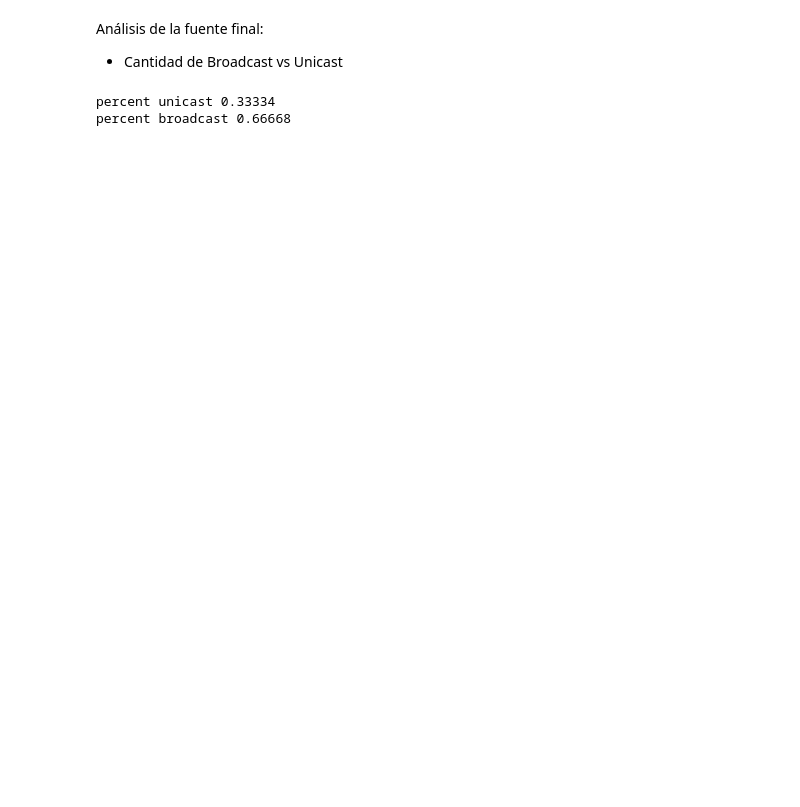
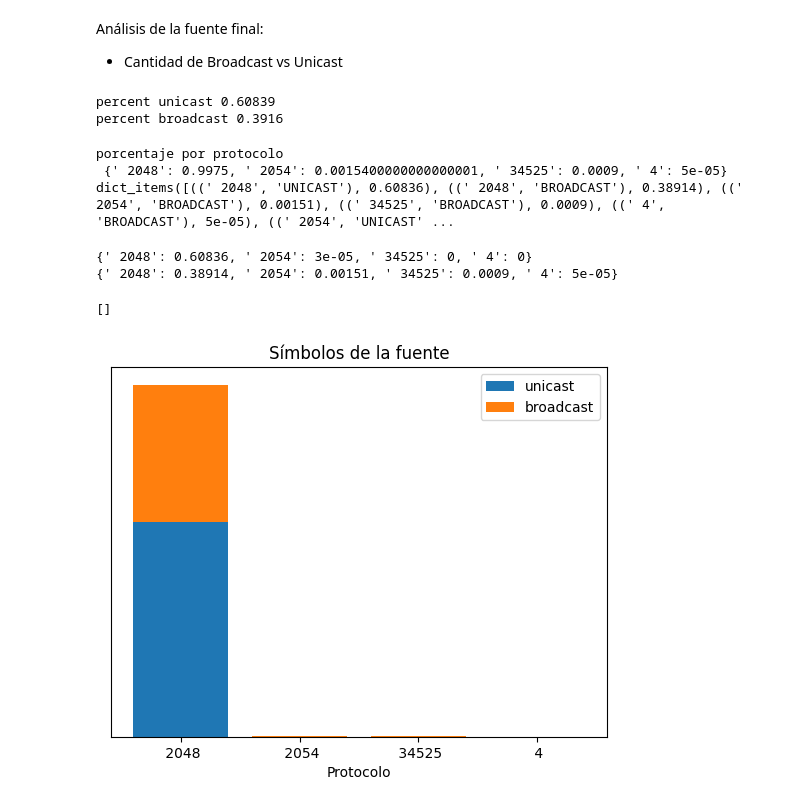
Before and after one commit to paulitapb/TP1_redes, a Jupyter notebook: analisis_paquetes.ipynb, the cells around one changed output. Saved outputs shown, nothing was run; the diff lists cells and outputs as text; code cells hidden in the pictures; blank space fills up the shorter version.

```diff
--- a/analisis_paquetes.ipynb
+++ b/analisis_paquetes.ipynb
@@ -23,9 +23,55 @@ plt.show()
 Análisis de la fuente final:
  - Cantidad de Broadcast vs Unicast
 # %%
-unicast_broadcast_symbol, protocol, percent_unicast, percent_broadcast = utils.show_source()
+unicast_broadcast_symbol, protocol, percent_unicast, percent_broadcast , symbol_proba= utils.show_source()
 print("percent unicast", percent_unicast)
 print("percent broadcast", percent_broadcast)
 # %% [output]
-percent unicast 0.33334
-percent broadcast 0.66668
+percent unicast 0.60839
+percent broadcast 0.3916
+# %%
+percent_per_protocol = {p : 0 for p in np.unique(protocol)}
+
+
+for s, proba in symbol_proba.items():
+    percent_per_protocol[s[0]] += proba
+
+print("porcentaje por protocolo \n", percent_per_protocol)
+print(symbol_proba.items())
+# %% [output]
+porcentaje por protocolo
+ {' 2048': 0.9975, ' 2054': 0.0015400000000000001, ' 34525': 0.0009, ' 4': 5e-05}
+dict_items([((' 2048', 'UNICAST'), 0.60836), ((' 2048', 'BROADCAST'), 0.38914), ((' 2054', 'BROADCAST'), 0.00151), ((' 34525', 'BROADCAST'), 0.0009), ((' 4', 'BROADCAST'), 5e-05), ((' 2054', 'UNICAST' ...
+# %%
+protocols_unique = np.unique(protocol)
+unicast = {}
+broadcast = {}
+
+for p in protocols_unique:
+    if((p, 'UNICAST') in list(symbol_proba.keys())):
+        unicast[p] = symbol_proba[(p, 'UNICAST')]
+    else:
+        if((p, 'BROADCAST') in symbol_proba.keys()):
+            unicast[p] = 0
+    if((p, 'BROADCAST') in list(symbol_proba.keys())):
+        broadcast[p] = symbol_proba[(p, 'BROADCAST')]
+    else:
+        if((p, 'UNICAST') in symbol_proba.keys()):
+            broadcast[p] = 0
+
+print(unicast)
+print(broadcast)
+
+fig, ax = plt.subplots()
+
+ax.bar(unicast.keys(), list(unicast.values()), label = "unicast")
+ax.bar(broadcast.keys(), list(broadcast.values()), bottom=list(unicast.values()), label = "broadcast")
+plt.xlabel("Protocolo")
+ax.set_title("Símbolos de la fuente")
+ax.legend()
+ax.set_yticks([])
+# %% [output]
+{' 2048': 0.60836, ' 2054': 3e-05, ' 34525': 0, ' 4': 0}
+{' 2048': 0.38914, ' 2054': 0.00151, ' 34525': 0.0009, ' 4': 5e-05}
+[]
+[figure, added]
```
Also changed, not shown: parts of 4 cells of this notebook, 4 other files.
